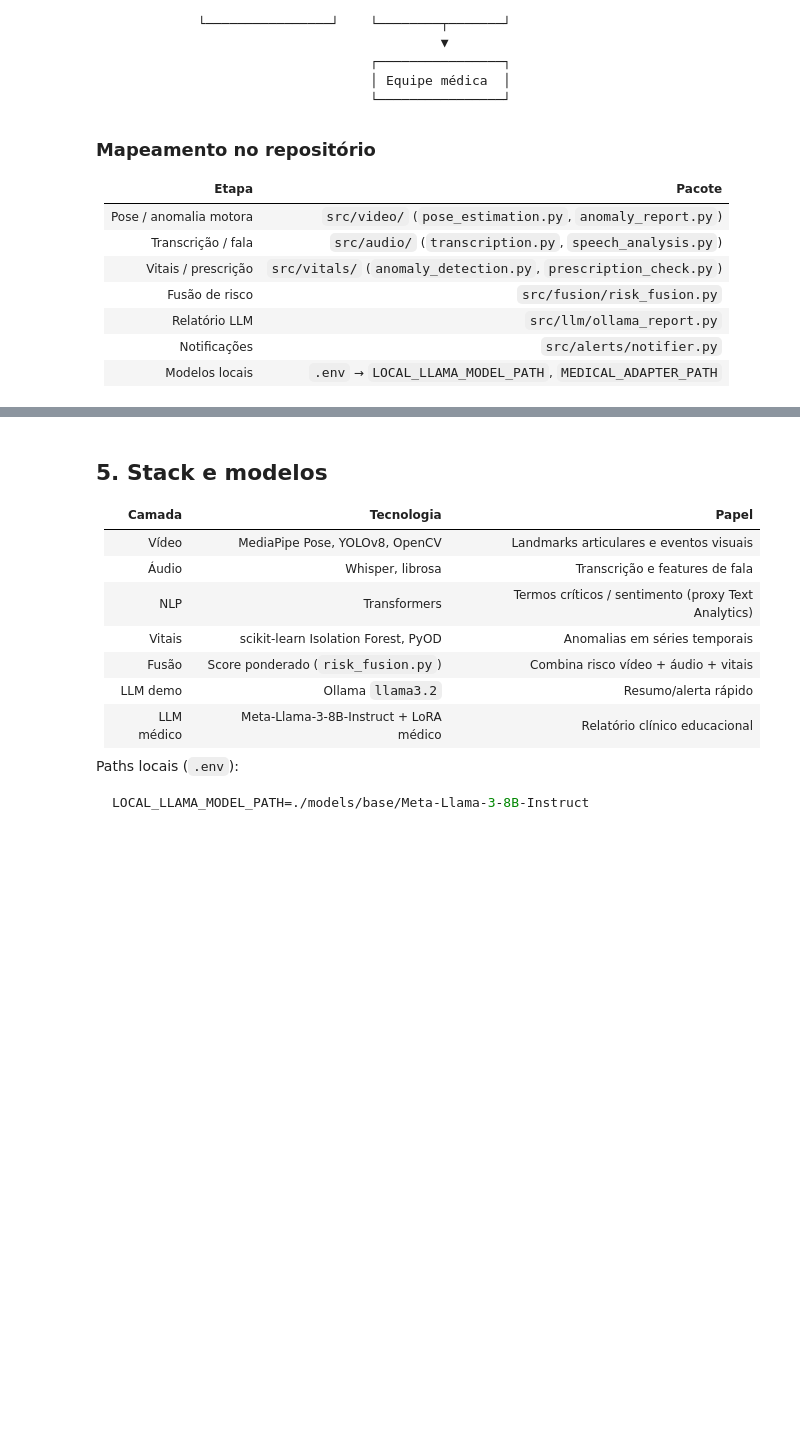
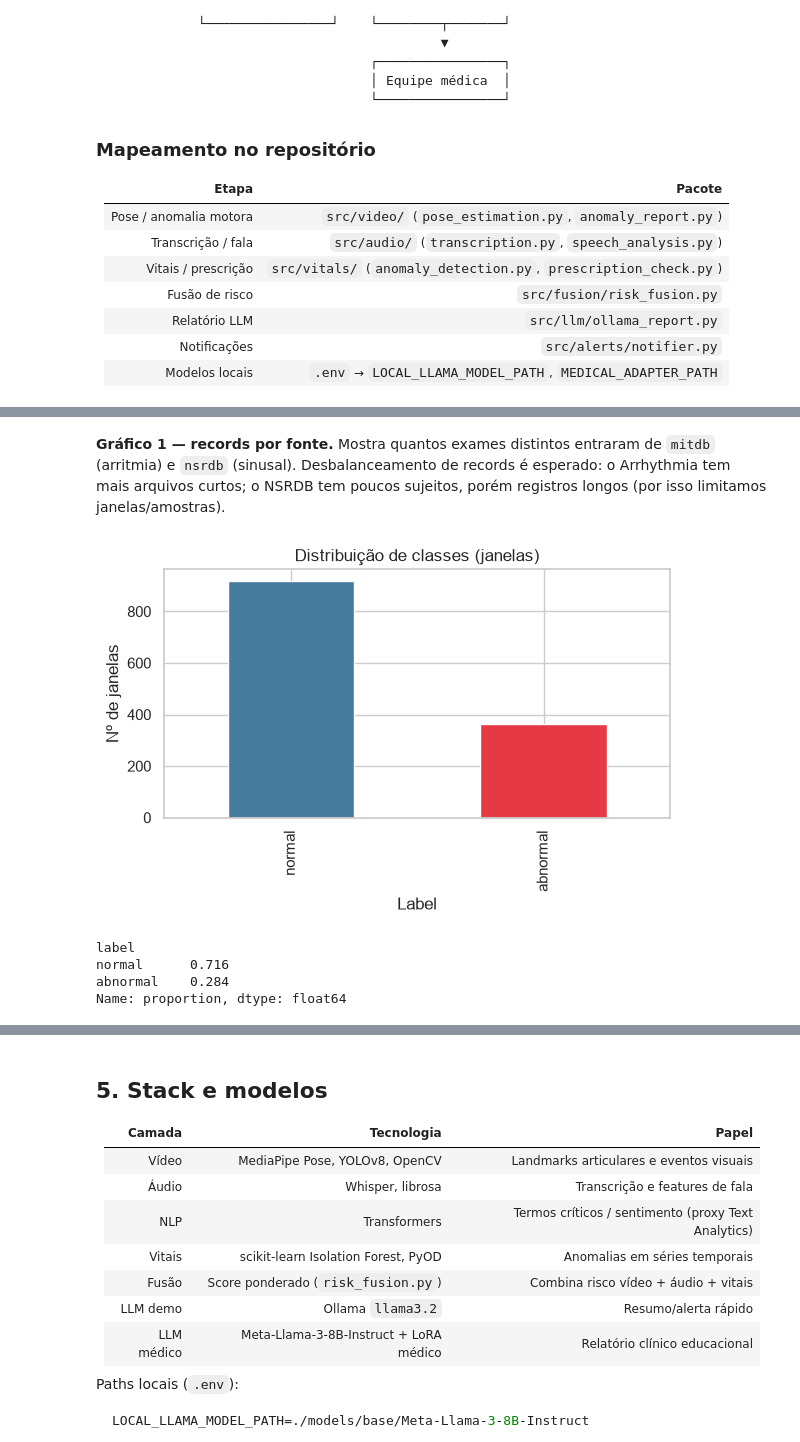
Before and after one commit to StefanieFranco/TechChallenge-Multimodais, a Jupyter notebook: notebooks/Relatorio.ipynb, the cells around one changed output, grey strips where cells are left out. Cells and saved outputs as stored; diff of their text form; code cells hidden in the pictures; blank space fills up the shorter version.

```diff
--- a/notebooks/Relatorio.ipynb
+++ b/notebooks/Relatorio.ipynb
@@ -124,0 +304,17 @@ Dados brutos → `data/raw/` · processados → `data/processed/`.
+# %% [markdown]
+**Gráfico 1 — records por fonte.** Mostra quantos exames distintos entraram de `mitdb` (arritmia) e `nsrdb` (sinusal). Desbalanceamento de records é esperado: o Arrhythmia tem mais arquivos curtos; o NSRDB tem poucos sujeitos, porém registros longos (por isso limitamos janelas/amostras).
+# %%
+fig, ax = plt.subplots(figsize=(6, 4))
+df["label"].value_counts().plot(kind="bar", color=["#457b9d", "#e63946"], ax=ax)
+ax.set_title("Distribuição de classes (janelas)")
+ax.set_xlabel("Label")
+ax.set_ylabel("Nº de janelas")
+plt.tight_layout()
+plt.show()
+print(df["label"].value_counts(normalize=True).round(3))
+# %% [output]
+[figure, added]
+label
+normal      0.716
+abnormal    0.284
+Name: proportion, dtype: float64
```
Also changed, not shown: parts of 53 cells of this notebook, 22 other files.
